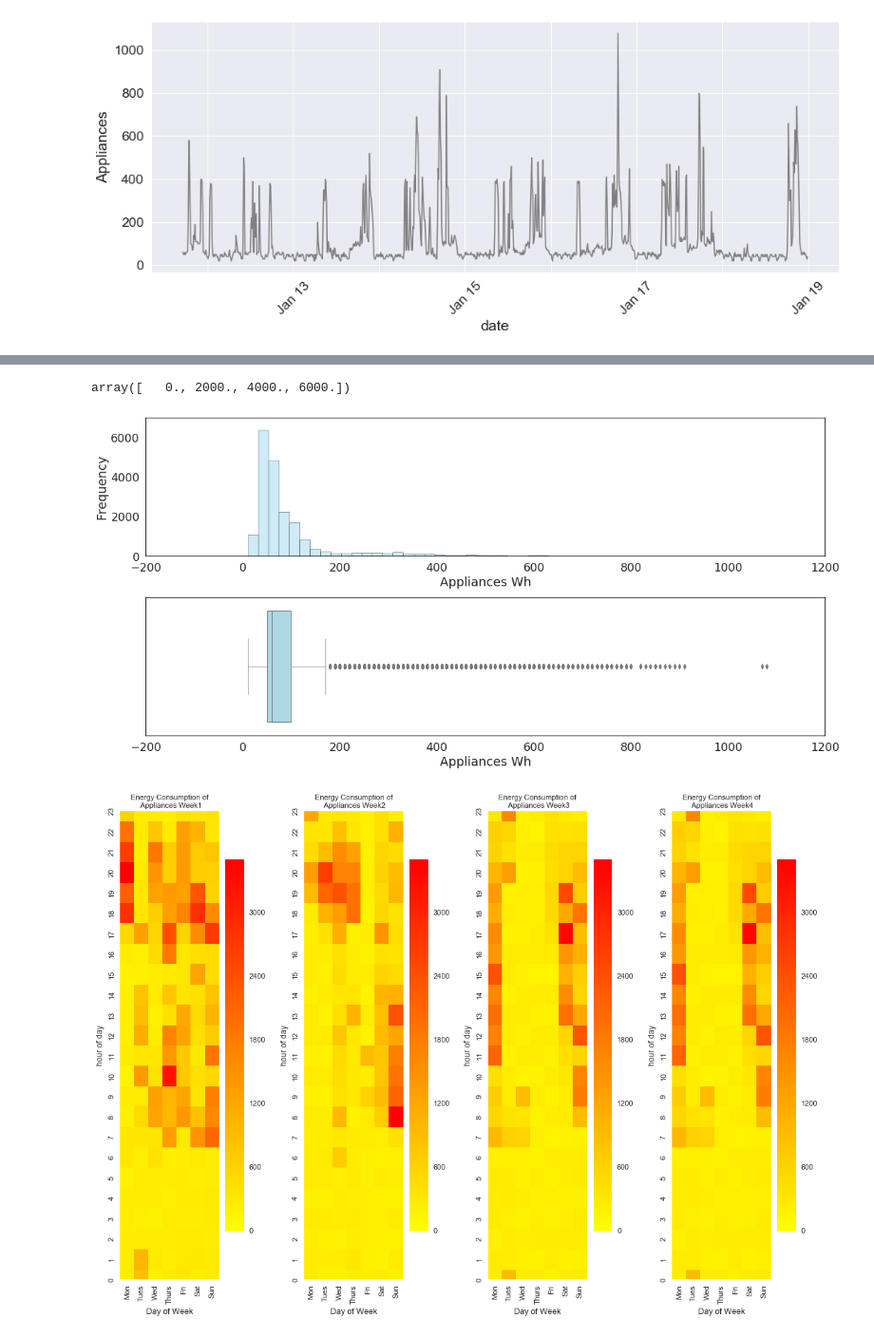
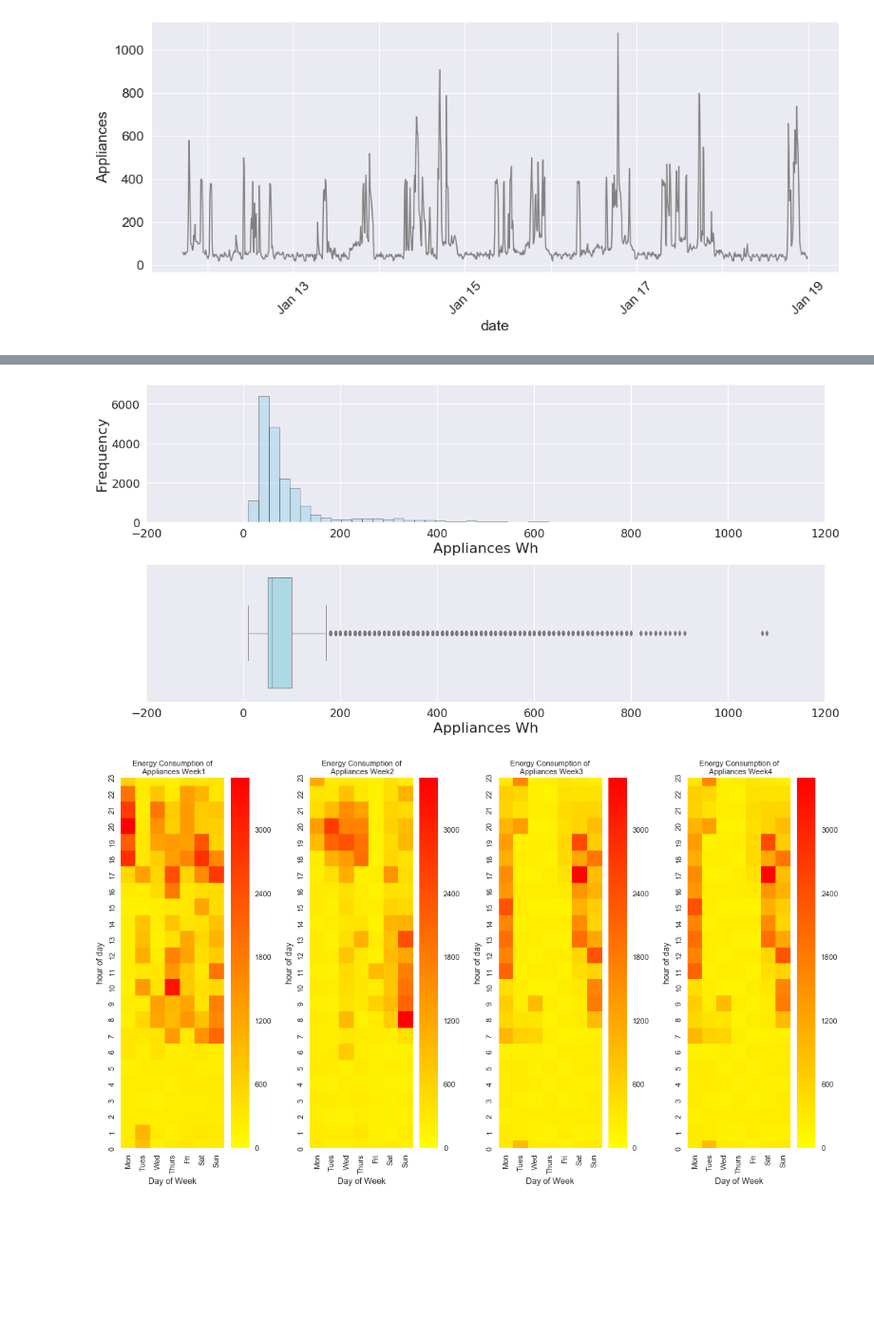
Before and after one commit to BinaryPogs/COMP257Portfolio, a Jupyter notebook: Portfolio 2 2nd Draft.ipynb, the cells around one changed output, grey strips where cells are left out. Shown at 95% size. Saved outputs shown, nothing was run; the diff lists cells and outputs as text; code cells hidden in the pictures; blank space fills up the shorter version.

```diff
--- a/Portfolio 2 2nd Draft.ipynb
+++ b/Portfolio 2 2nd Draft.ipynb
@@ -164,10 +186,9 @@ ax1.set_yticks(yticks)
 ax1.set(ylabel='Frequency')
 ax1.set(xlabel='Appliances Wh')
 ax2.set(xlabel='Appliances Wh')
-yticks
+None
 # %% [output]
-array([   0., 2000., 4000., 6000.])
-[figure, old version]
+[figure, new version]
 # %%
 df['date'] = pd.to_datetime(df['date'])
 df['start_time_day_name'] = df['date'].dt.weekday_name
@@ -234,7 +255,7 @@ days = ['Mon', 'Tues', 'Wed', 'Thurs', 'Fri', 'Sat', 'Sun']
 # %%
 sns.set_context("talk")
 plt.style.use('seaborn')
-fig,(ax1,ax2,ax3,ax4) = plt.subplots(ncols=4,nrows=1,figsize=(14,10))
+fig,(ax1,ax2,ax3,ax4) = plt.subplots(ncols=4,nrows=1,figsize=(14,8))
 ax1 = sns.heatmap(app_usage_hour1, annot=False,
                  linewidths=0, ax=ax1,
                  cmap="autumn_r",
@@ -256,31 +277,31 @@ ax3 = sns.heatmap(app_usage_hour3,annot=False,
                  vmin=0, vmax=3500,
                  cbar=True,
                  xticklabels=days,
                  yticklabels=hours)
 
 ax4 = sns.heatmap(app_usage_hour3,annot=False,
                  linewidths=0, ax=ax4,
                  cmap="autumn_r",
                  vmin=0, vmax=3500,
                  cbar=True,
                  xticklabels=days,
                  yticklabels=hours)
 fig.tight_layout()
 
 ax1.invert_yaxis()
 ax2.invert_yaxis()
 ax3.invert_yaxis()
 ax4.invert_yaxis()
 
 ax1.axes.set_title("Energy Consumption of\n Appliances Week1", fontsize=10, y=1.01)
 ax2.axes.set_title("Energy Consumption of\n Appliances Week2", fontsize=10, y=1.01)
 ax3.axes.set_title("Energy Consumption of\n Appliances Week3", fontsize=10, y=1.01)
 ax4.axes.set_title("Energy Consumption of\n Appliances Week4", fontsize=10, y=1.01)
 
 ax1.set(xlabel='Day of Week', ylabel='hour of day')
 ax2.set(xlabel='Day of Week', ylabel='hour of day')
 ax3.set(xlabel='Day of Week', ylabel='hour of day')
 ax4.set(xlabel='Day of Week', ylabel='hour of day')
 None
 # %% [output]
-[figure, old version]
+[figure, new version]
```
Also changed, not shown: parts of 13 cells of this notebook, 1 other file.
